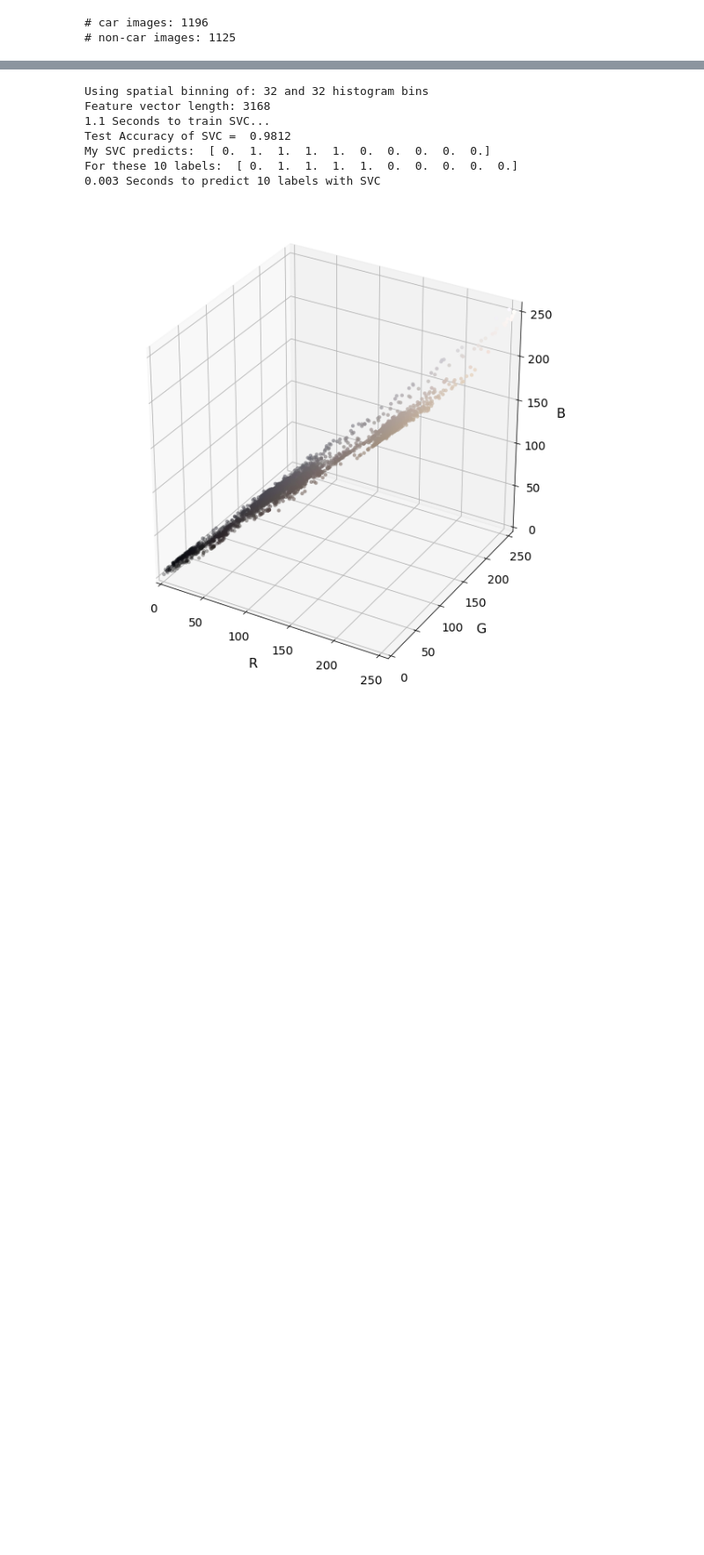
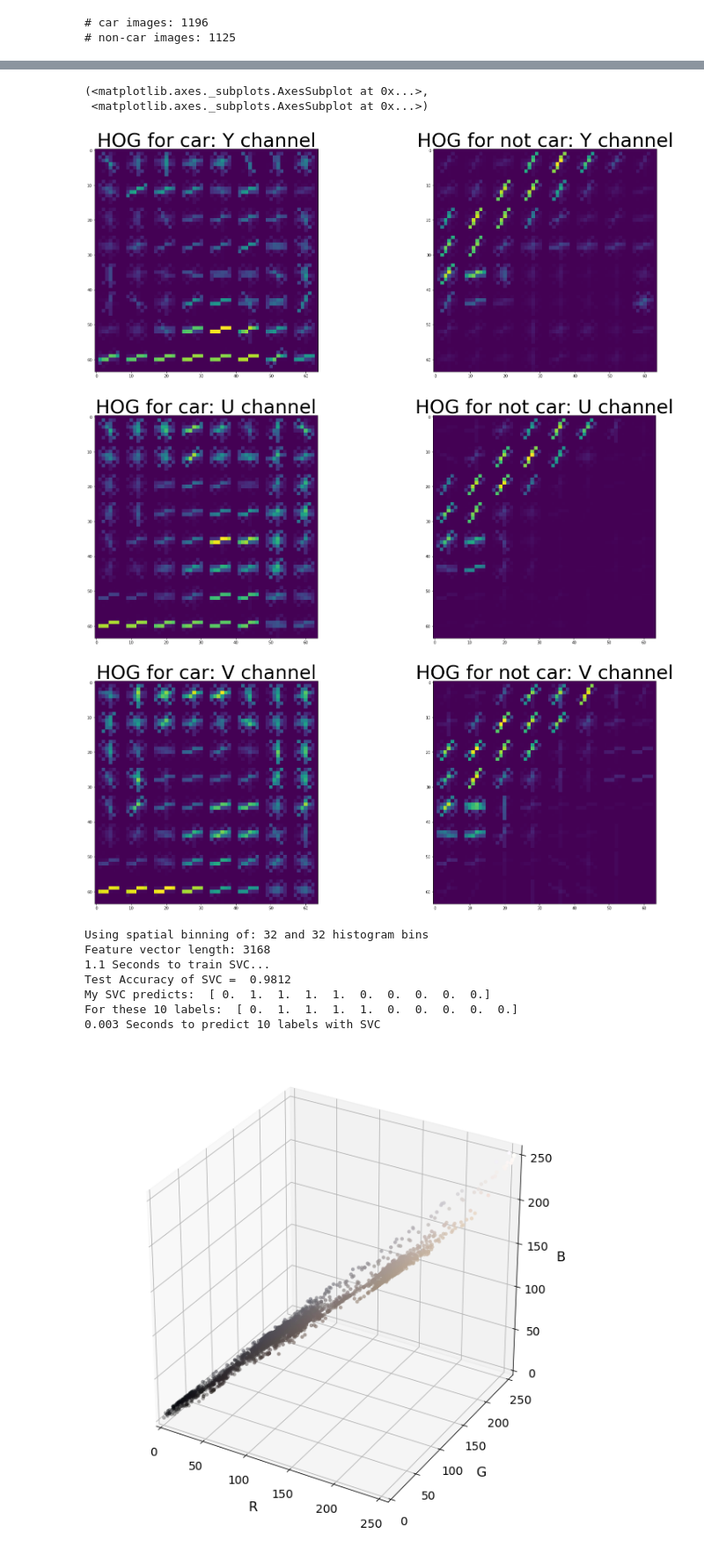
Before and after one commit to sahanagn/CarND-Vehicle-Detection-master, a Jupyter notebook: Experimental-project5.ipynb, the cells around one changed output, grey strips where cells are left out. Shown at 88% size. Cells and saved outputs as stored; diff of their text form; code cells hidden in the pictures; blank space fills up the shorter version.

```diff
--- a/Experimental-project5.ipynb
+++ b/Experimental-project5.ipynb
@@ -34,0 +163,34 @@ print('# non-car images:', len(notcars))
+# %%
+color_space = 'YUV' # Can be RGB, HSV, LUV, HLS, YUV, YCrCb
+orient = 9  # HOG orientations
+pix_per_cell = 8 # HOG pixels per cell
+cell_per_block = 2 # HOG cells per block
+hog_channel = "ALL" # Can be 0, 1, 2, or "ALL"
+spatial_size = (16, 16) # Spatial binning dimensions
+hist_bins = 16    # Number of histogram bins
+spatial_feat = True # Spatial features on or off
+hist_feat = True # Histogram features on or off
+hog_feat = True # HOG features on or off
+
+yuv_car_img = convert_color(car_img, 'RGB2YUV')
+yuv_not_car_img = convert_color(not_car_img, 'RGB2YUV')
+
+feat_car_img, hog_car_img = get_hog_features(yuv_car_img[:,:,0], orient, pix_per_cell,
+                                             cell_per_block, vis=True, feature_vec=True)
+feat_not_car_img, hog_not_car_img = get_hog_features(yuv_not_car_img[:,:,0], orient, pix_per_cell,
+                                                     cell_per_block, vis=True, feature_vec=True)
+
+show_2_images(hog_car_img, "HOG for car: " + 'Y channel' , hog_not_car_img, "HOG for not car: " + 'Y channel')
+
+feat_car_img, hog_car_img = get_hog_features(yuv_car_img[:,:,1], orient, pix_per_cell,
+                                             cell_per_block, vis=True, feature_vec=True)
+feat_not_car_img, hog_not_car_img = get_hog_features(yuv_not_car_img[:,:,1], orient, pix_per_cell,
+                                                     cell_per_block, vis=True, feature_vec=True)
+show_2_images(hog_car_img, "HOG for car: " + 'U channel' , hog_not_car_img, "HOG for not car: " + 'U channel')
+
+feat_car_img, hog_car_img = get_hog_features(yuv_car_img[:,:,2], orient, pix_per_cell,
+                                             cell_per_block, vis=True, feature_vec=True)
+feat_not_car_img, hog_not_car_img = get_hog_features(yuv_not_car_img[:,:,2], orient, pix_per_cell,
+                                                     cell_per_block, vis=True, feature_vec=True)
+show_2_images(hog_car_img, "HOG for car: " + 'V channel' , hog_not_car_img, "HOG for not car: " + 'V channel')
+# %% [output]
@@ -35,3 +199,8 @@ print('# non-car images:', len(notcars))
+(<matplotlib.axes._subplots.AxesSubplot at 0x...>,
+ <matplotlib.axes._subplots.AxesSubplot at 0x...>)
+[figure, added]
+[figure, added]
+[figure, added]
 # %%
 # TODO play with these values to see how your classifier
 # performs under different binning scenarios
```
Also changed, not shown: parts of 5 cells of this notebook.
